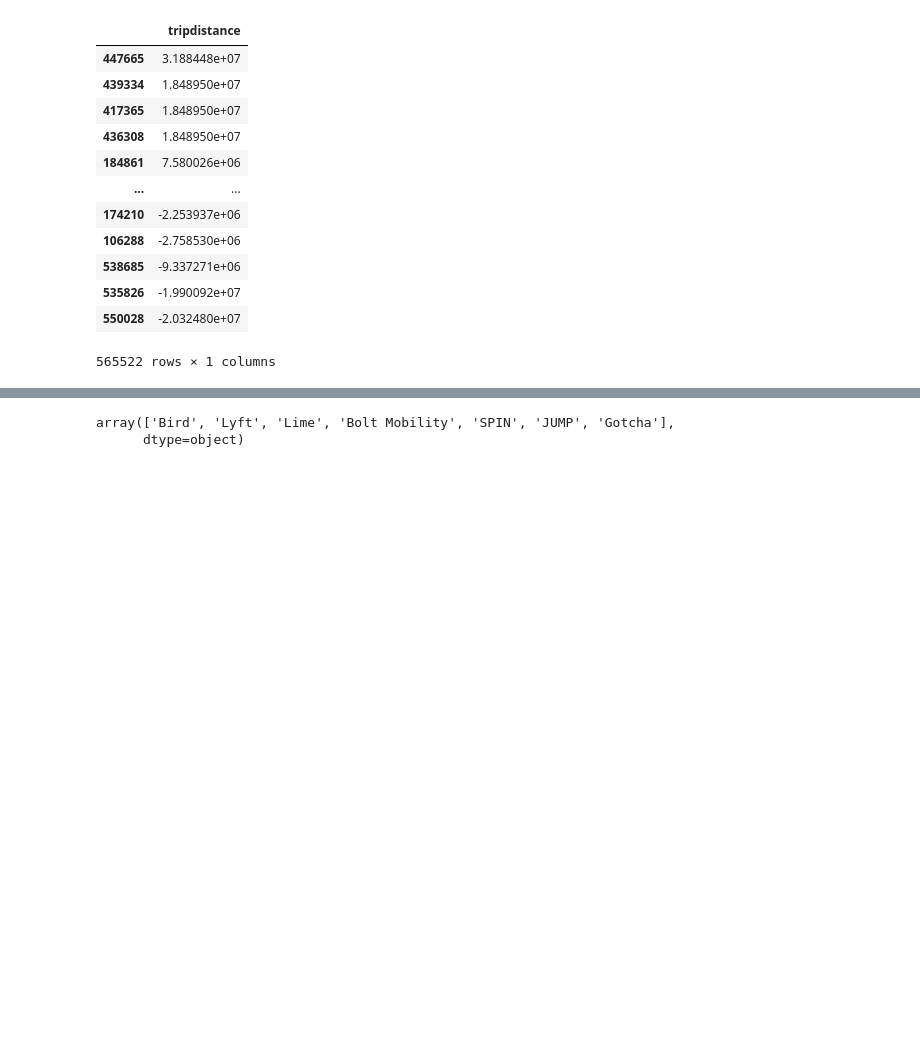
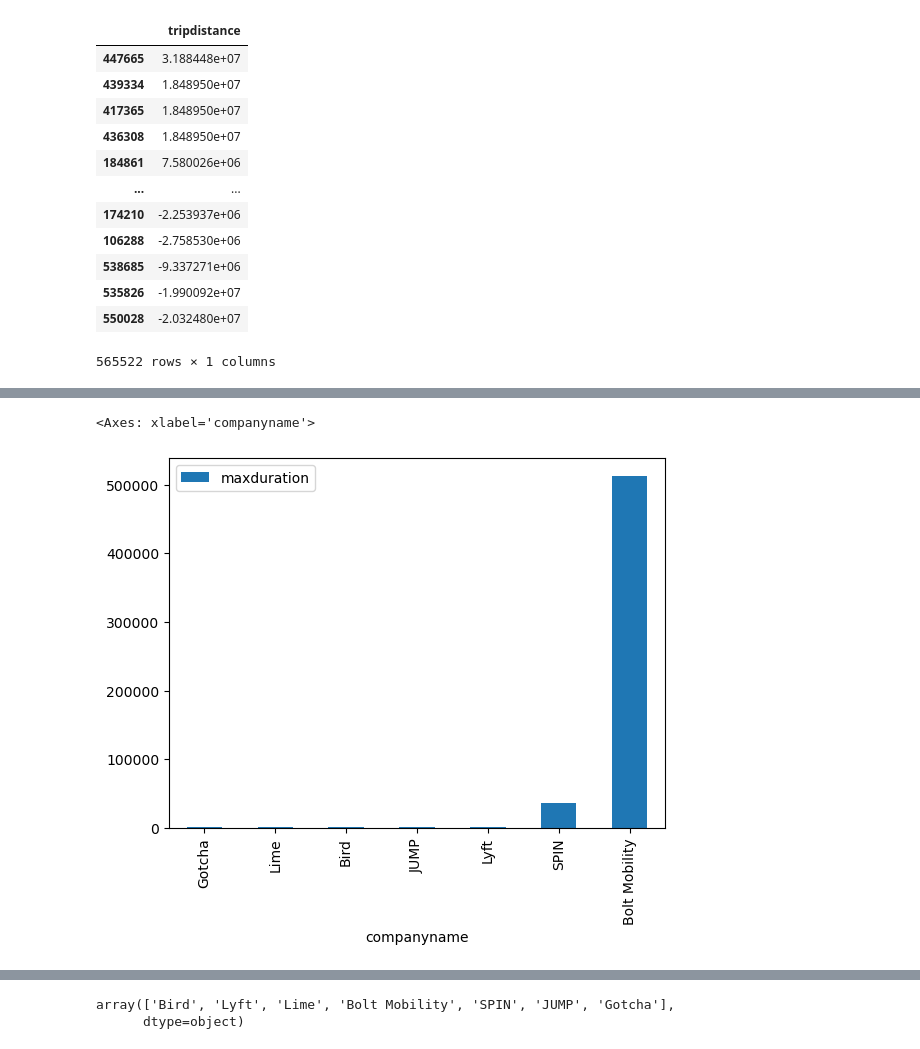
Before and after one commit to NSS-Full-Time-Data-Analytics-11/nashville-scooters-patches, a Jupyter notebook: notebook/scooters.ipynb, the cells around one changed output, grey strips where cells are left out. Cells and saved outputs as stored; diff of their text form; code cells hidden in the pictures; blank space fills up the shorter version.

```diff
--- a/notebook/scooters.ipynb
+++ b/notebook/scooters.ipynb
@@ -360,3 +359,13 @@ x.reset_index(drop = True).sort_values(by = 'tripdistance',ascending =False)
 | 535826 | -1.990092e+07 |
 | 550028 | -2.032480e+07 |
 565522 rows × 1 columns
+# %%
+query = '''
+SELECT max(tripduration) AS maxduration, companyname
+FROM trips
+GROUP BY companyname
+ORDER BY maxduration
+'''
+
+with engine.connect() as connection:
+    max_duration = pd.read_sql(text(query), con = connection)
@@ -362,0 +383,5 @@ x.reset_index(drop = True).sort_values(by = 'tripdistance',ascending =False)
+# %%
+max_duration.plot.bar(x = 'companyname', y = 'maxduration')
+# %% [output]
+<Axes: xlabel='companyname'>
+[figure, added]
```
Also changed, not shown: parts of 34 cells of this notebook, 2 other files.
